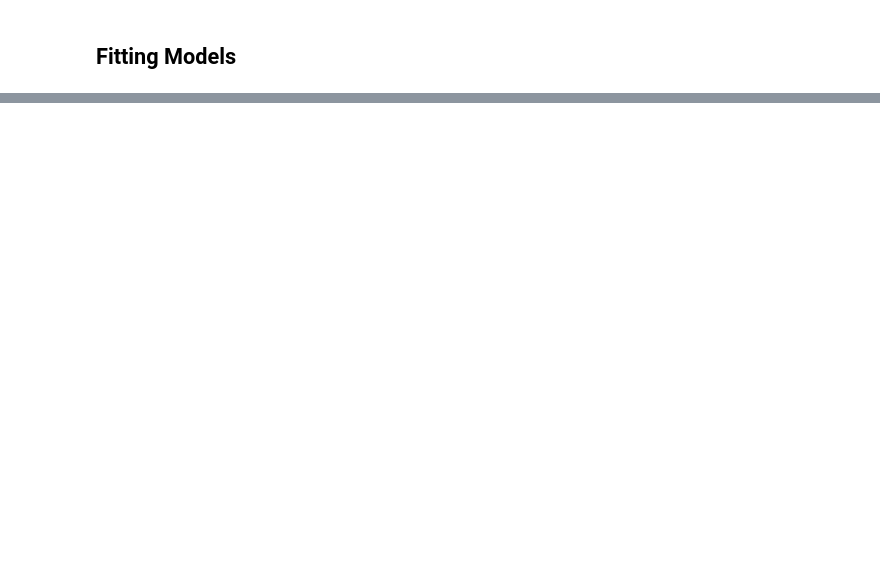
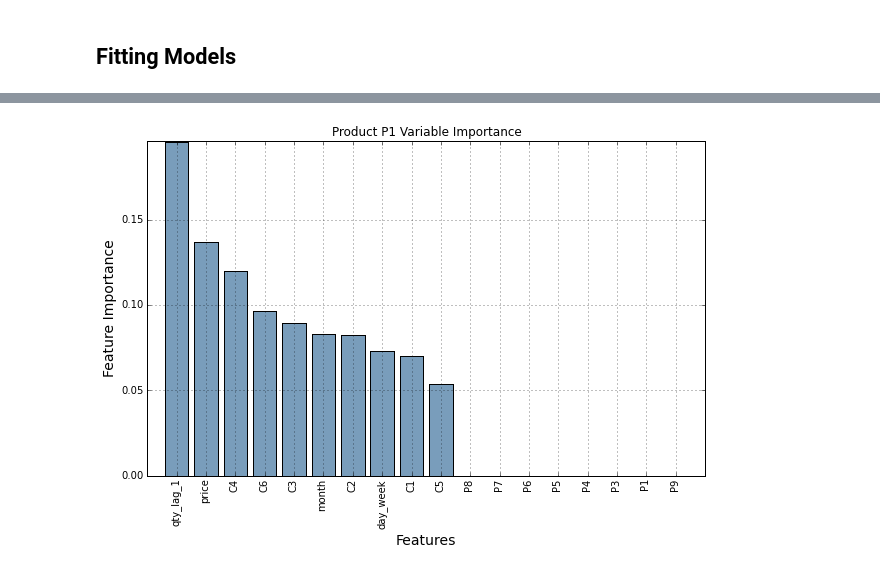
Before and after one commit to fformenti/pricing_challenge, a Jupyter notebook: scripts/models.ipynb, the cells around one changed output, grey strips where cells are left out. Saved outputs shown, nothing was run; the diff lists cells and outputs as text; code cells hidden in the pictures; blank space fills up the shorter version.

```diff
--- a/scripts/models.ipynb
+++ b/scripts/models.ipynb
@@ -210,0 +247,5 @@ ans_df.head(10)
+# %%
+# Plot feature importance
+gb_p2.plot_feature_importance(gb_p2.n_regressors)
+# %% [output]
+[figure, added]
```
Also changed, not shown: parts of 15 cells of this notebook.
